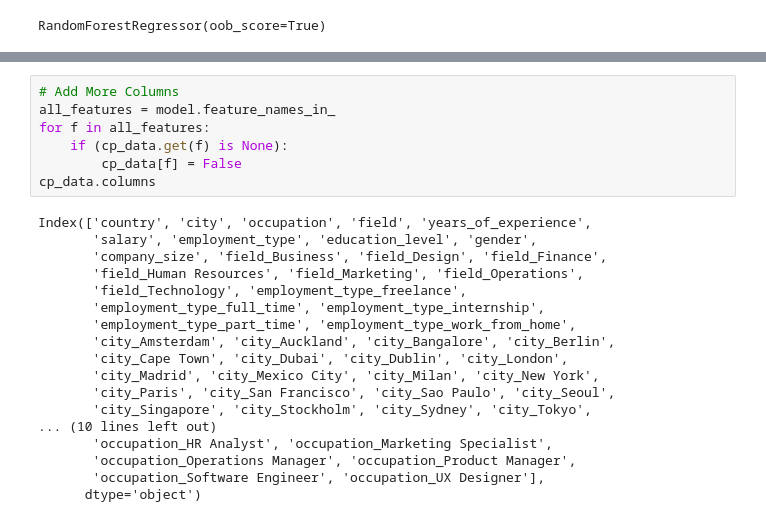
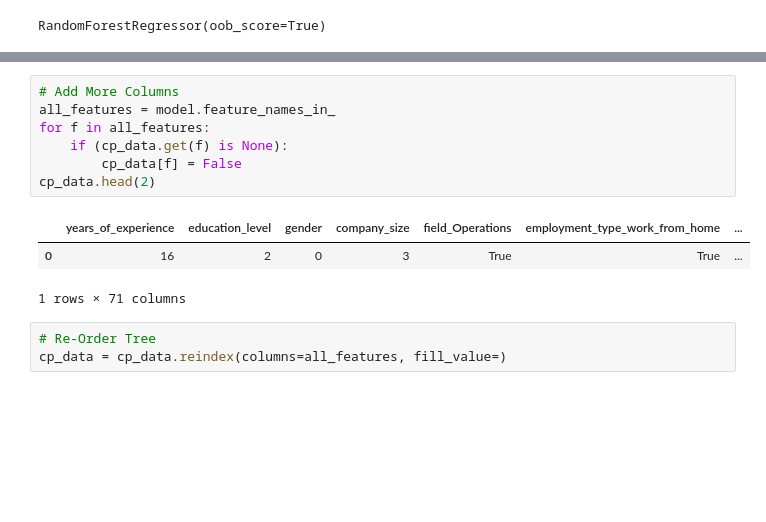
Before and after one commit to KaraniAbdellah/Job_Market, a Jupyter notebook: model.ipynb, the cells around one changed output, grey strips where cells are left out. Drawn from its saved outputs; the diff is of its cells as text; blank space fills up the shorter version.

```diff
--- a/model.ipynb
+++ b/model.ipynb
@@ -84,26 +64,15 @@ cp_data.head(3)
 # %%
 # Add More Columns
 all_features = model.feature_names_in_
 for f in all_features:
     if (cp_data.get(f) is None):
         cp_data[f] = False
-cp_data.columns
+cp_data.head(2)
 # %% [output]
+|  | years_of_experience | education_level | gender | company_size | field_Operations | employment_type_work_from_home | ... |
+| 0 | 16 | 2 | 0 | 3 | True | True | ... |
-Index(['country', 'city', 'occupation', 'field', 'years_of_experience',
-       'salary', 'employment_type', 'education_level', 'gender',
-       'company_size', 'field_Business', 'field_Design', 'field_Finance',
-       'field_Human Resources', 'field_Marketing', 'field_Operations',
-       'field_Technology', 'employment_type_freelance',
-       'employment_type_full_time', 'employment_type_internship',
-       'employment_type_part_time', 'employment_type_work_from_home',
-       'city_Amsterdam', 'city_Auckland', 'city_Bangalore', 'city_Berlin',
-       'city_Cape Town', 'city_Dubai', 'city_Dublin', 'city_London',
-       'city_Madrid', 'city_Mexico City', 'city_Milan', 'city_New York',
-       'city_Paris', 'city_San Francisco', 'city_Sao Paulo', 'city_Seoul',
-       'city_Singapore', 'city_Stockholm', 'city_Sydney', 'city_Tokyo',
-... (10 lines left out)
-       'occupation_HR Analyst', 'occupation_Marketing Specialist',
-       'occupation_Operations Manager', 'occupation_Product Manager',
-       'occupation_Software Engineer', 'occupation_UX Designer'],
-      dtype='object')
+1 rows × 71 columns
+# %%
+# Re-Order Tree
+cp_data = cp_data.reindex(columns=all_features, fill_value=)
 # %%
```
Also changed, not shown: parts of 9 cells of this notebook, 4 other files.
